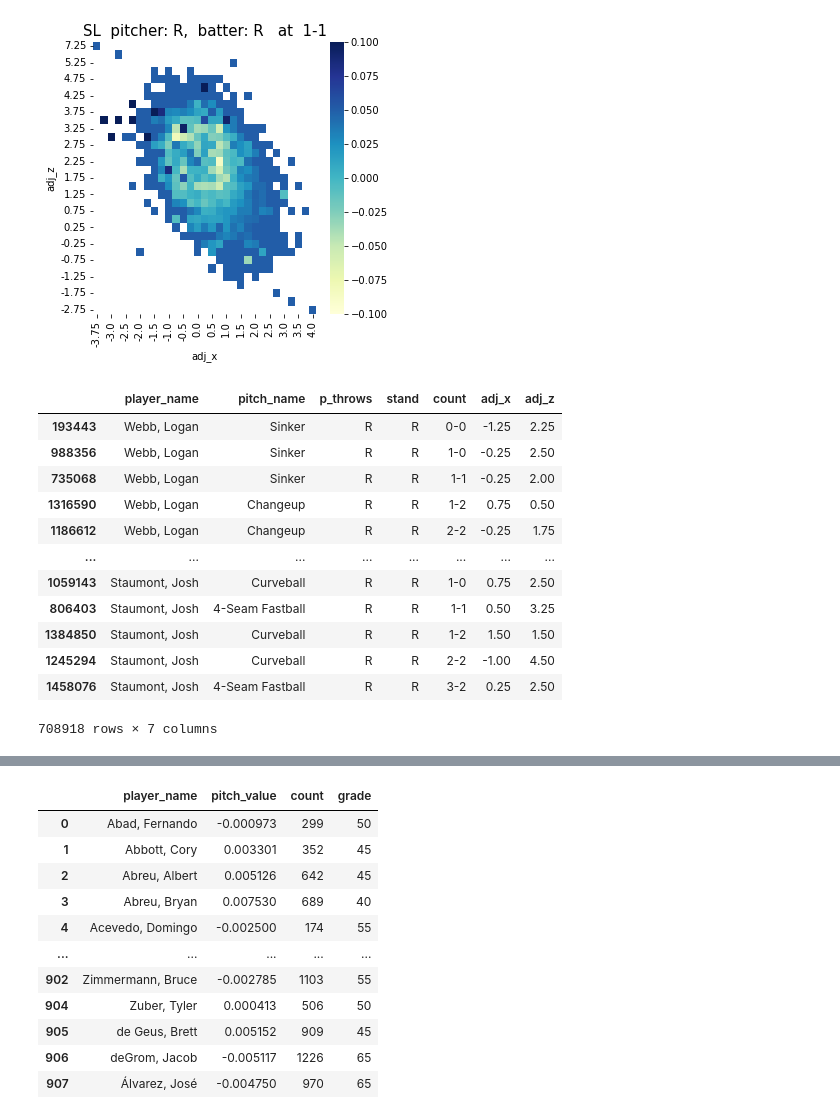
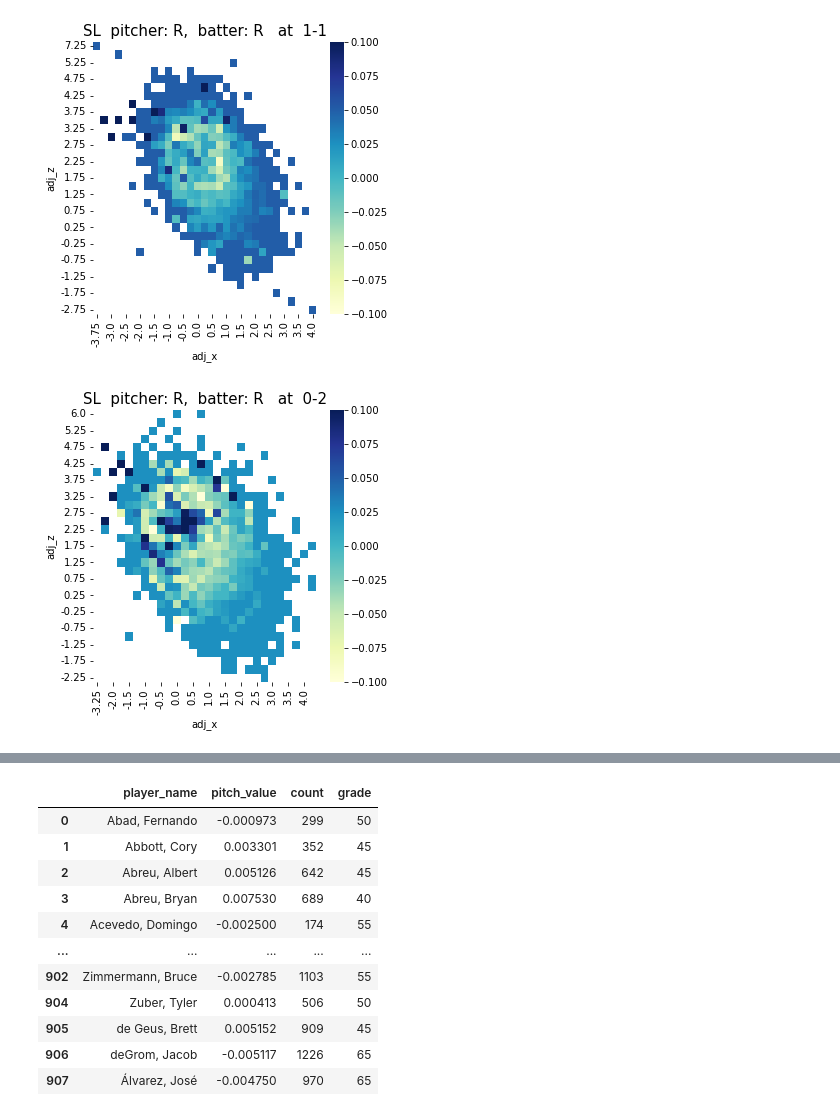
Before and after one commit to pcw789/mlb_statcast, a Jupyter notebook: command.ipynb, the cells around one changed output, grey strips where cells are left out. Cells and saved outputs as stored; diff of their text form; code cells hidden in the pictures.

```diff
--- a/command.ipynb
+++ b/command.ipynb
@@ -151,25 +179,22 @@ sns.heatmap(data=test_pivot.iloc[::-1],
 plt.show()
 # %% [output]
 [figure]
+# %%
+rr = sl_pv[(sl_pv['p_throws']=='R')&(sl_pv['stand']=='R')]
+count00 =rr[rr['count']=='0-2']
+test_pivot = count00.pivot_table(index='adj_z', columns='adj_x', values='pitch_value')
+plt.figure(figsize=(5,5))
+plt.title('SL  pitcher: R,  batter: R   at  0-2', size=15)
+sns.heatmap(data=test_pivot.iloc[::-1],
+            vmin=-0.1,
+            vmax=0.1,
+            cmap = 'YlGnBu')
+plt.show()
+# %% [output]
+[figure, added]
 # %%
 pv_21 = pv[pv['game_year']==2021]
 pitch_21 = pv_21[['player_name', 'pitch_name', 'p_throws', 'stand', 'count', 'adj_x', 'adj_z']]
 # %%
 pitch_list = ['4-Seam Fastball', 'Sinker', 'Cutter', 'Slider', 'Curveball', 'Changeup', 'Knuckle Curve', 'Split-Finger']
-# %%
-pitch_21
-# %% [output]
-|  | player_name | pitch_name | p_throws | stand | count | adj_x | adj_z |
-| 193443 | Webb, Logan | Sinker | R | R | 0-0 | -1.25 | 2.25 |
-| 988356 | Webb, Logan | Sinker | R | R | 1-0 | -0.25 | 2.50 |
-| 735068 | Webb, Logan | Sinker | R | R | 1-1 | -0.25 | 2.00 |
-| 1316590 | Webb, Logan | Changeup | R | R | 1-2 | 0.75 | 0.50 |
-| 1186612 | Webb, Logan | Changeup | R | R | 2-2 | -0.25 | 1.75 |
-| ... | ... | ... | ... | ... | ... | ... | ... |
-| 1059143 | Staumont, Josh | Curveball | R | R | 1-0 | 0.75 | 2.50 |
-| 806403 | Staumont, Josh | 4-Seam Fastball | R | R | 1-1 | 0.50 | 3.25 |
-| 1384850 | Staumont, Josh | Curveball | R | R | 1-2 | 1.50 | 1.50 |
-| 1245294 | Staumont, Josh | Curveball | R | R | 2-2 | -1.00 | 4.50 |
-| 1458076 | Staumont, Josh | 4-Seam Fastball | R | R | 3-2 | 0.25 | 2.50 |
-708918 rows × 7 columns
 # %%
```
Also changed, not shown: parts of 3 cells of this notebook.
